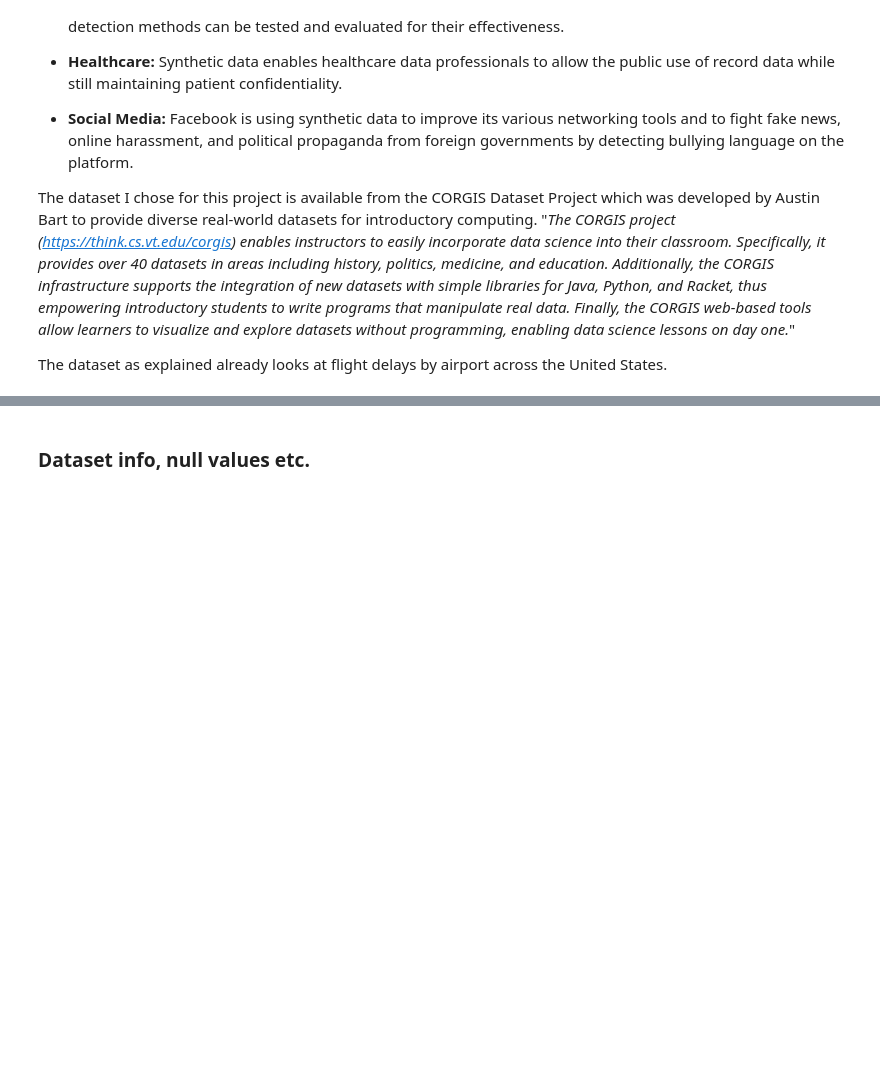
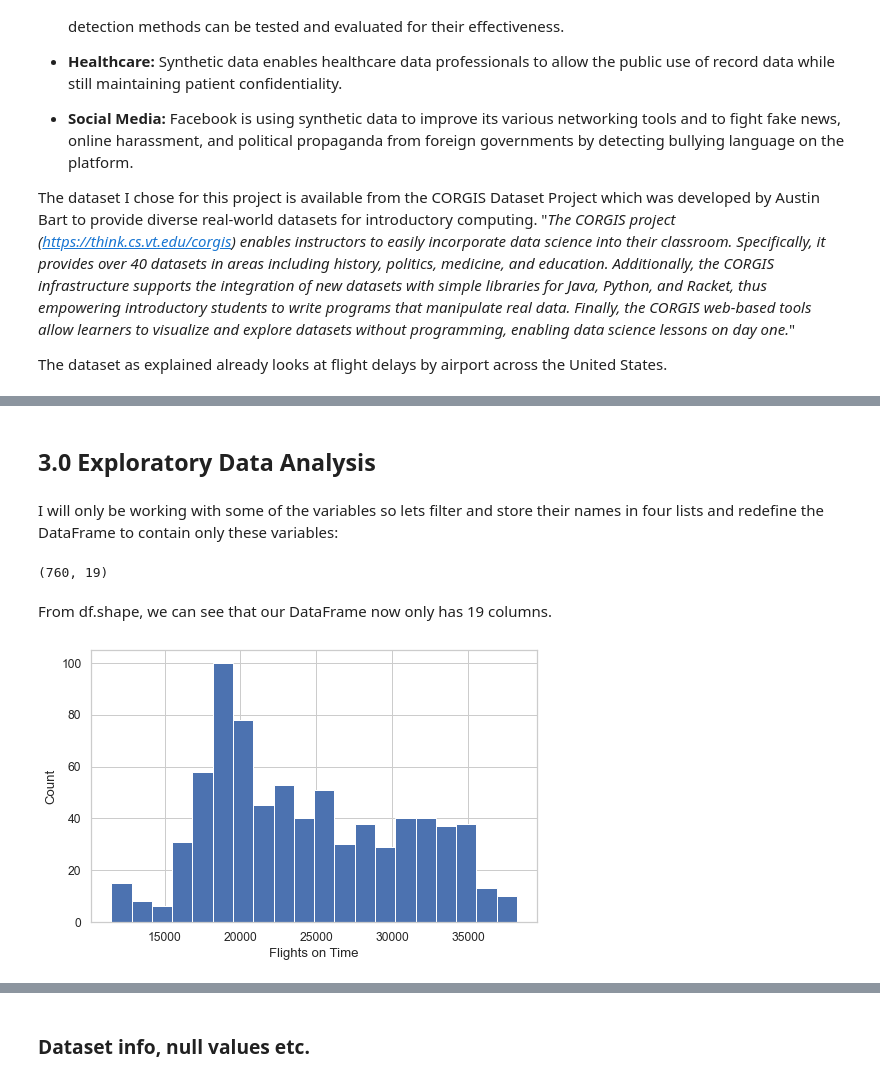
Before and after one commit to Munster2020/HDIP_CSDA_COMP08050_PROJECT, a Jupyter notebook: project2020.ipynb, the cells around one changed output, grey strips where cells are left out. Saved outputs shown, nothing was run; the diff lists cells and outputs as text; code cells hidden in the pictures; blank space fills up the shorter version.

Commit message:
Started on univariate and multivariate analysis

```diff
--- a/project2020.ipynb
+++ b/project2020.ipynb
@@ -108,5 +97,0 @@ df1 = df1[["Airport Code", "City", "State", "Airport", "Time Label", "Time Month
-# %%
-sns.set(style='whitegrid', palette="deep", font_scale=1.1, rc={"figure.figsize": [8, 5]})
-sns.distplot(
-    df['Flt Cancelled'], norm_hist=False, kde=True, bins=20, hist_kws={"alpha": 1}
-).set(xlabel='Flights Cancelled', ylabel='Count');
@@ -156,0 +122,8 @@ df[numerical].hist(bins=20, figsize=(15, 6), layout=(2, 5));
+# %%
+df = df[["Airport Code", "City", "State", "Airport", "Time Label", "Time Month",
+          "Time Month Name", "Time Year", "No of DLA Carrier", "No of DLA Late Aircraft",
+          "No of DLA NAS", "No of DLA Security", "No of DLA Weather", "Flt Cancelled",
+          "Flt Delayed", "Flt Diverted", "Flt On Time", "Flt Total", "Min DLA Carrier",
+          "Min DLA Late Aircraft", "Min DLA NAS", "Min DLA Security", "Min DLA Total",
+          "Min DLA Weather"
+          ]]
@@ -156,0 +155,9 @@ df[numerical].hist(bins=20, figsize=(15, 6), layout=(2, 5));
+# %%
+# Create new dataset with only records for the top 5 Airports
+df = df[df['Airport Code'].isin(['ATL', 'LAX', 'ORD', 'DFW', 'DEN'])]
+
+# Create new dataset from the above focusing on the years 2014 and 2015.
+#df = df[df['Time Year'].isin([2010, 2011, 2012, 2013, 2014, 2015, 2016 ])]
+
+# Reset the index
+df.reset_index(drop=True);
@@ -156,0 +195,32 @@ df[numerical].hist(bins=20, figsize=(15, 6), layout=(2, 5));
+# %% [markdown]
+## 3.0 Exploratory Data Analysis
+# %% [markdown]
+I will only be working with some of the variables so lets filter and store their names in four lists and redefine the DataFrame to contain only these variables:
+# %%
+delay_numeric = ['No of DLA Carrier', 'No of DLA Late Aircraft',
+                 'No of DLA NAS', 'No of DLA Security', 'No of DLA Weather']
+
+status_numeric = ['Flt Cancelled', 'Flt Delayed',
+                  'Flt Diverted', 'Flt On Time', 'Flt Total']
+
+minutes_numeric = ['Min DLA Carrier', 'Min DLA Late Aircraft',
+                   'Min DLA NAS', 'Min DLA Security', 'Min DLA Weather', 'Min DLA Total']
+
+categorical = ['Airport Code']
+
+time = ['Time Label', 'Time Year']
+
+df = df[categorical + time + delay_numeric + status_numeric + minutes_numeric]
+df.shape
+# %% [output]
+(760, 19)
+# %% [markdown]
+From df.shape, we can see that our DataFrame now only has 19 columns.
+# %%
+sns.set(style='whitegrid', palette="deep",
+        font_scale=1.1, rc={"figure.figsize": [8, 5]})
+sns.distplot(
+    df['Flt Total'], norm_hist=False, kde=False, bins=20, hist_kws={"alpha": 1}
+).set(xlabel='Flights on Time', ylabel='Count');
+# %% [output]
+[figure, added]
```
Also changed, not shown: parts of 59 cells of this notebook.
